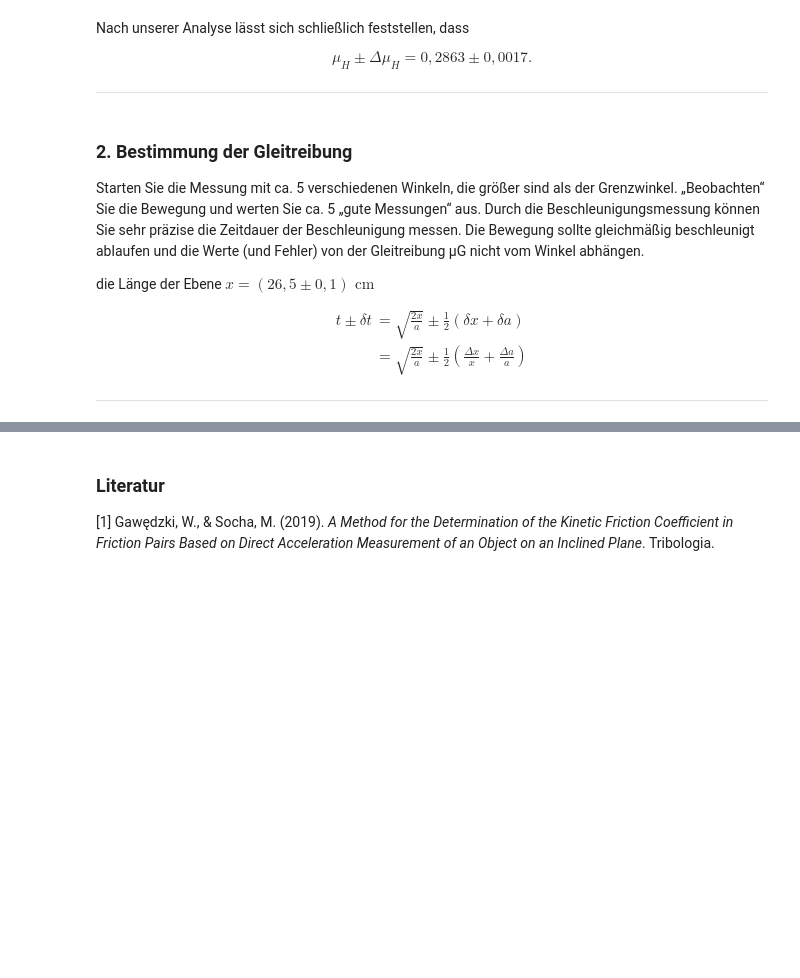
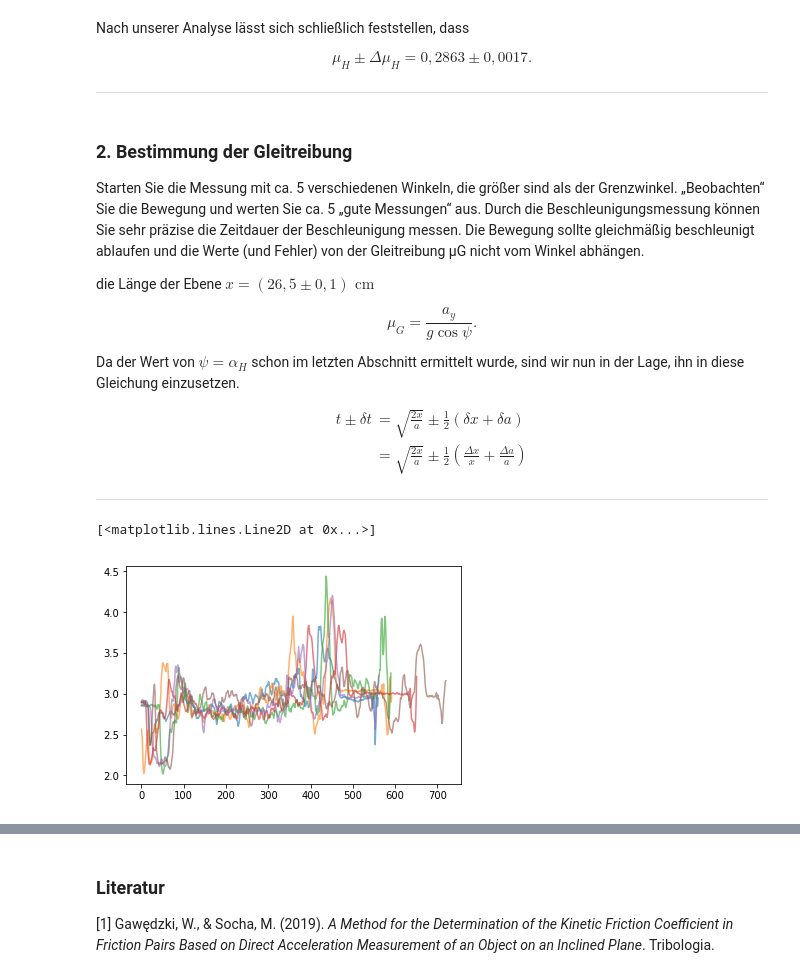
Before and after one commit to allgebrist/physik-praktikum, a Jupyter notebook: 8. Schiefe Ebene mit Reibung.ipynb, the cells around one changed output, grey strips where cells are left out. Saved outputs shown, nothing was run; the diff lists cells and outputs as text; code cells hidden in the pictures; blank space fills up the shorter version.

```diff
--- a/8. Schiefe Ebene mit Reibung.ipynb
+++ b/8. Schiefe Ebene mit Reibung.ipynb
@@ -201,9 +201,32 @@ Starten Sie die Messung mit ca. 5 verschiedenen Winkeln, die größer sind als d
 
 die Länge der Ebene $x=(26,5\pm 0,1)\textrm{ cm}$
 
+\begin{equation}
+    \mu_G=\frac{a_y}{g \cos\psi}.
+\end{equation}
+
+Da der Wert von $\psi = \alpha_H$ schon im letzten Abschnitt ermittelt wurde, sind wir nun in der Lage, ihn in diese Gleichung einzusetzen.
+
 \begin{aligned}
     t\pm \delta t &= \sqrt{\frac{2x}{a}} \pm \frac{1}{2}\left(\delta x + \delta a\right) \\
                   &= \sqrt{\frac{2x}{a}} \pm \frac{1}{2}\left(\frac{\Delta x}{x} + \frac{\Delta a}{a}\right)
 \end{aligned}
 
 ---
+# %%
+tabelle211 = pandas.read_csv('Daten/reibungebene/Versuch 2 Winkel 1.1.csv')
+tabelle212 = pandas.read_csv('Daten/reibungebene/Versuch 2 Winkel 1.2.csv')
+tabelle213 = pandas.read_csv('Daten/reibungebene/Versuch 2 Winkel 1.3.csv')
+tabelle214 = pandas.read_csv('Daten/reibungebene/Versuch 2 Winkel 1.4.csv')
+tabelle215 = pandas.read_csv('Daten/reibungebene/Versuch 2 Winkel 1.5.csv')
+tabelle216 = pandas.read_csv('Daten/reibungebene/Versuch 2 Winkel 1.6.csv')
+
+plt.plot(tabelle211["Acceleration y (m/s^2)"], alpha = 0.6)
+plt.plot(tabelle212["Acceleration y (m/s^2)"], alpha = 0.6)
+plt.plot(tabelle213["Acceleration y (m/s^2)"], alpha = 0.6)
+plt.plot(tabelle214["Acceleration y (m/s^2)"], alpha = 0.6)
+plt.plot(tabelle215["Acceleration y (m/s^2)"], alpha = 0.6)
+plt.plot(tabelle216["Acceleration y (m/s^2)"], alpha = 0.6)
+# %% [output]
+[<matplotlib.lines.Line2D at 0x...>]
+[figure, added]
```
Also changed, not shown: parts of 4 cells of this notebook.
